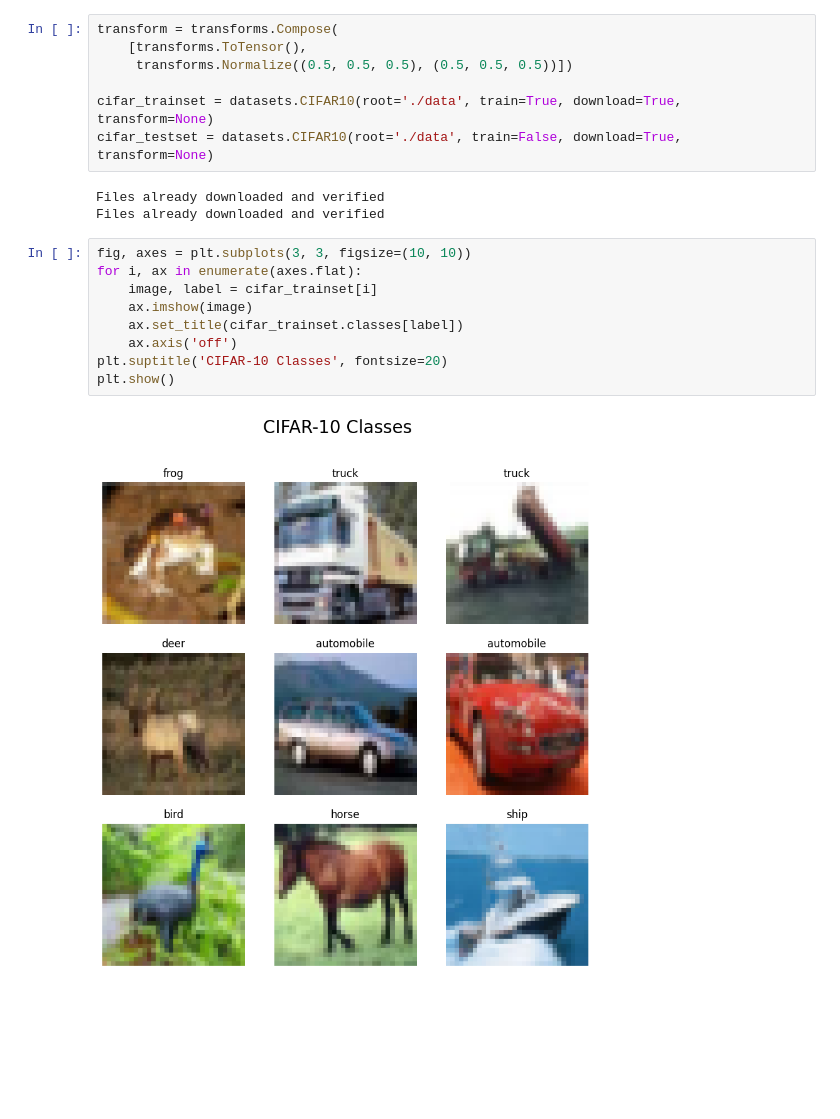
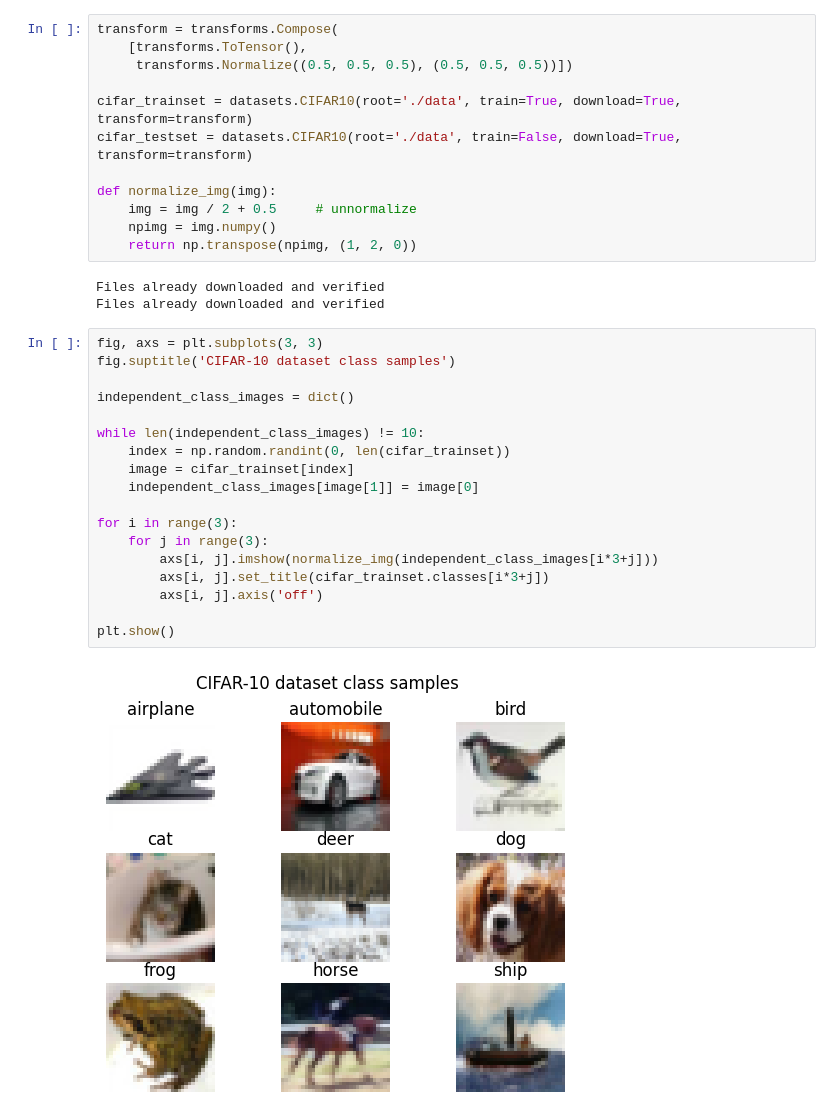
Before and after one commit to okaynils/fhnw-ds-del-mc1, a Jupyter notebook: notebook.ipynb, the cells around one changed output. Saved outputs shown, nothing was run; the diff lists cells and outputs as text; blank space fills up the shorter version.

```diff
--- a/notebook.ipynb
+++ b/notebook.ipynb
@@ -11,19 +28,33 @@ transform = transforms.Compose(
     [transforms.ToTensor(),
      transforms.Normalize((0.5, 0.5, 0.5), (0.5, 0.5, 0.5))])
 
-cifar_trainset = datasets.CIFAR10(root='./data', train=True, download=True, transform=None)
-cifar_testset = datasets.CIFAR10(root='./data', train=False, download=True, transform=None)
+cifar_trainset = datasets.CIFAR10(root='./data', train=True, download=True, transform=transform)
+cifar_testset = datasets.CIFAR10(root='./data', train=False, download=True, transform=transform)
+
+def normalize_img(img):
+    img = img / 2 + 0.5     # unnormalize
+    npimg = img.numpy()
+    return np.transpose(npimg, (1, 2, 0))
 # %% [output]
 Files already downloaded and verified
 Files already downloaded and verified
-# %%
-fig, axes = plt.subplots(3, 3, figsize=(10, 10))
-for i, ax in enumerate(axes.flat):
-    image, label = cifar_trainset[i]
-    ax.imshow(image)
-    ax.set_title(cifar_trainset.classes[label])
-    ax.axis('off')
-plt.suptitle('CIFAR-10 Classes', fontsize=20)
-plt.show()
-# %% [output]
-[figure, removed]
+# %%
+fig, axs = plt.subplots(3, 3)
+fig.suptitle('CIFAR-10 dataset class samples')
+
+independent_class_images = dict()
+
+while len(independent_class_images) != 10:
+    index = np.random.randint(0, len(cifar_trainset))
+    image = cifar_trainset[index]
+    independent_class_images[image[1]] = image[0]
+
+for i in range(3):
+    for j in range(3):
+        axs[i, j].imshow(normalize_img(independent_class_images[i*3+j]))
+        axs[i, j].set_title(cifar_trainset.classes[i*3+j])
+        axs[i, j].axis('off')
+
+plt.show()
+# %% [output]
+[figure, added]
```
Also changed, not shown: parts of 13 cells of this notebook, 2 other files.
